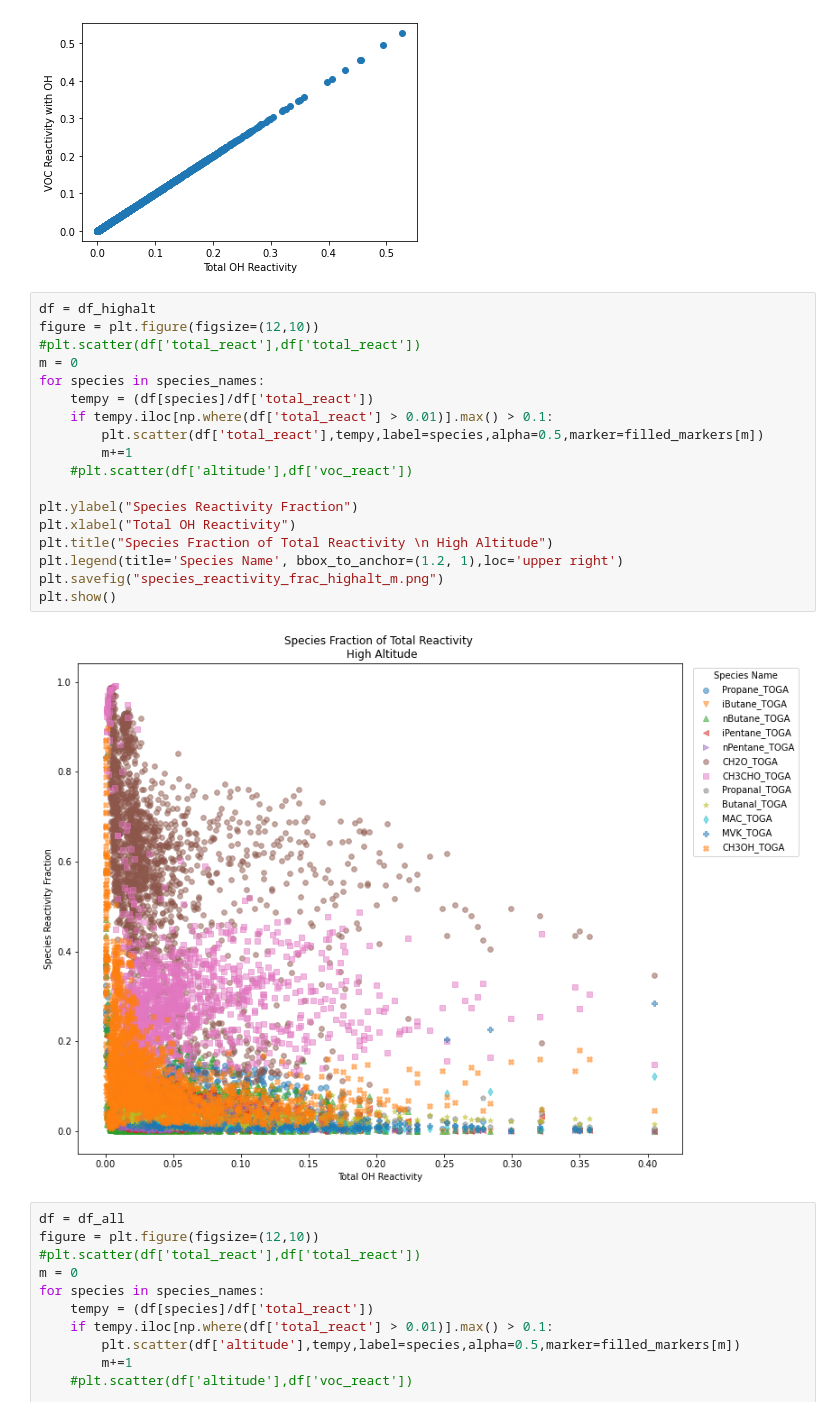
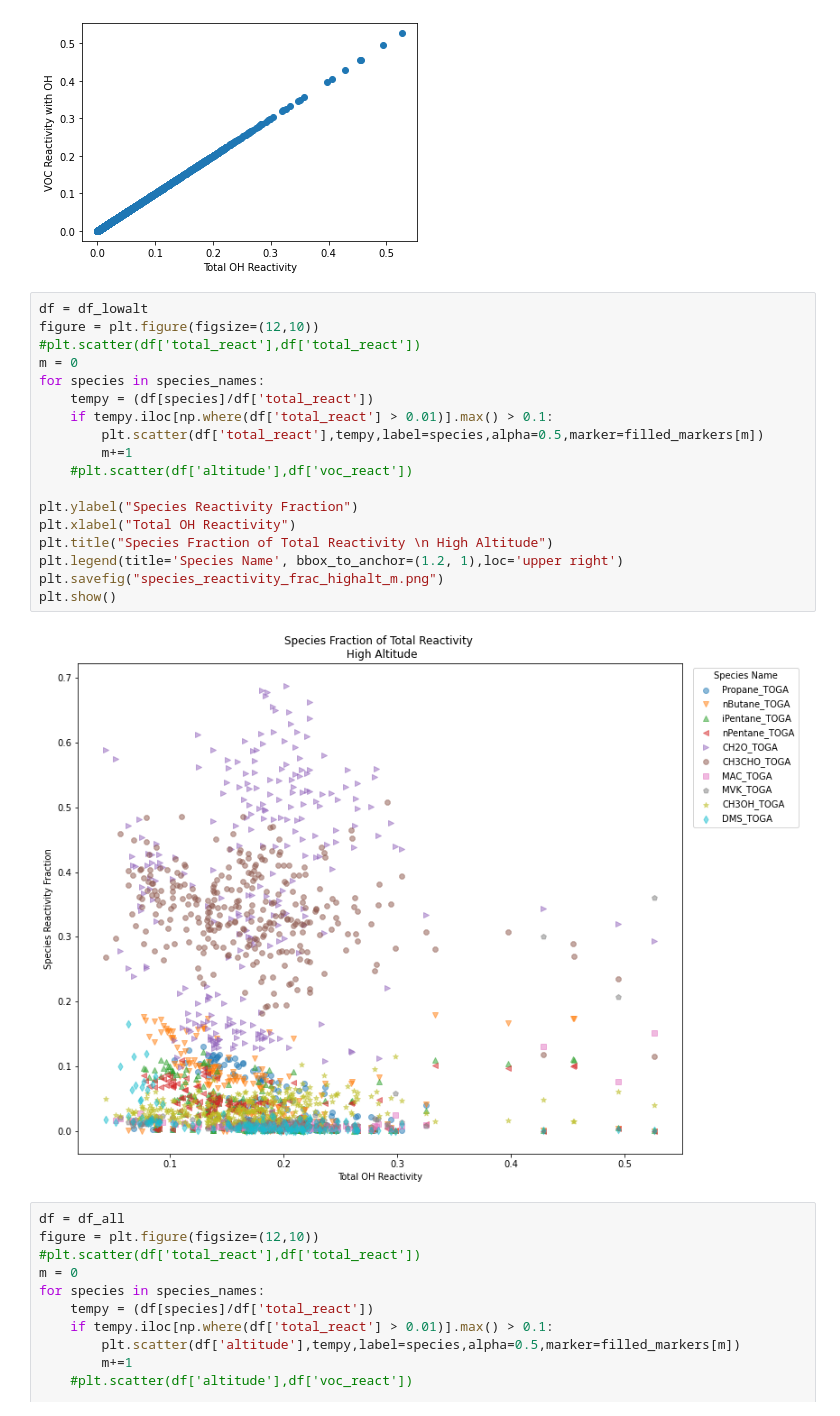
Before and after one commit to kaabre/621, a Jupyter notebook: presentation_plots.ipynb, the cells around one changed output. Cells and saved outputs as stored; diff of their text form.

Commit message:
oops altitude scatterplots were mislabeled

```diff
--- a/presentation_plots.ipynb
+++ b/presentation_plots.ipynb
@@ -231,25 +231,25 @@ plt.show()
 # %% [output]
 [figure]
 # %%
-df = df_highalt
+df = df_lowalt
 figure = plt.figure(figsize=(12,10))
 #plt.scatter(df['total_react'],df['total_react'])
 m = 0
 for species in species_names:
     tempy = (df[species]/df['total_react'])
     if tempy.iloc[np.where(df['total_react'] > 0.01)].max() > 0.1:
         plt.scatter(df['total_react'],tempy,label=species,alpha=0.5,marker=filled_markers[m])
         m+=1
     #plt.scatter(df['altitude'],df['voc_react'])
 
 plt.ylabel("Species Reactivity Fraction")
 plt.xlabel("Total OH Reactivity")
 plt.title("Species Fraction of Total Reactivity \n High Altitude")
 plt.legend(title='Species Name', bbox_to_anchor=(1.2, 1),loc='upper right')
 plt.savefig("species_reactivity_frac_highalt_m.png")
 plt.show()
 # %% [output]
-[figure, old version]
+[figure, new version]
 # %%
 df = df_all
 figure = plt.figure(figsize=(12,10))
```
Also changed, not shown: 3 other files.
